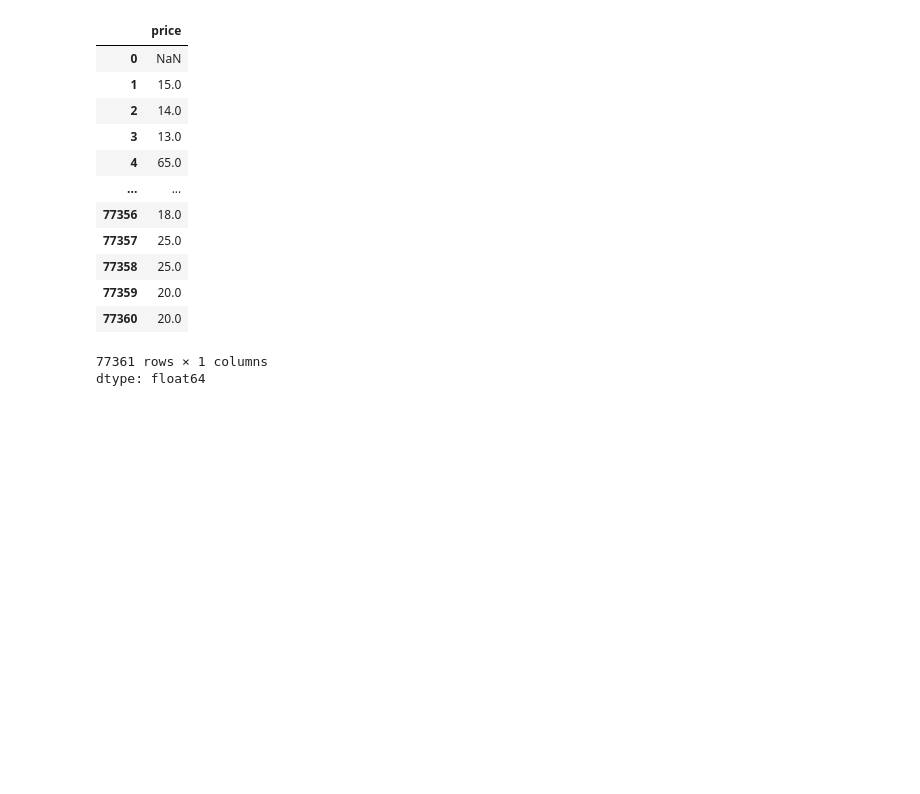
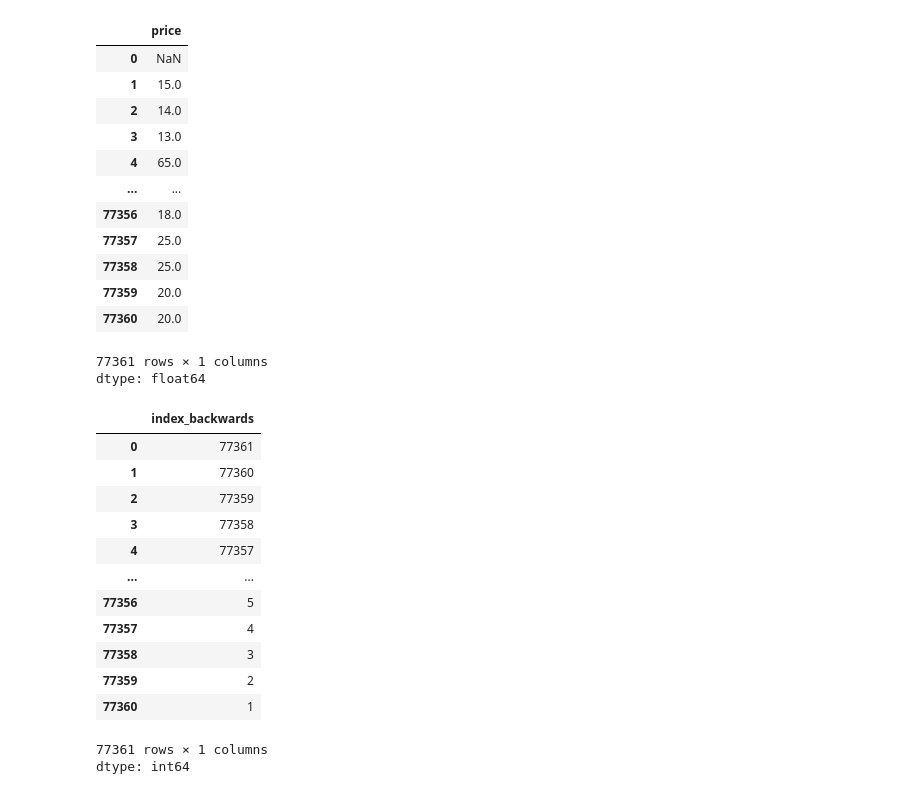
Before and after one commit to AsanteAsareIsaac/Data-Manipulation-using-Pandas., a Jupyter notebook: Data_Manipulation_using_Pandas.ipynb, the cells around one changed output. Cells and saved outputs as stored; diff of their text form; code cells hidden in the pictures; blank space fills up the shorter version.

```diff
--- a/Data_Manipulation_using_Pandas.ipynb
+++ b/Data_Manipulation_using_Pandas.ipynb
@@ -311,3 +309,22 @@ winemag_dataset.price
 | 77360 | 20.0 |
 77361 rows × 1 columns
 dtype: float64
+# %%
+winemag_dataset['index_backwards'] = range(len(winemag_dataset), 0, -1)
+# %%
+winemag_dataset['index_backwards']
+# %% [output]
+|  | index_backwards |
+| 0 | 77361 |
+| 1 | 77360 |
+| 2 | 77359 |
+| 3 | 77358 |
+| 4 | 77357 |
+| ... | ... |
+| 77356 | 5 |
+| 77357 | 4 |
+| 77358 | 3 |
+| 77359 | 2 |
+| 77360 | 1 |
+77361 rows × 1 columns
+dtype: int64
```
Also changed, not shown: parts of 1 cell of this notebook.
